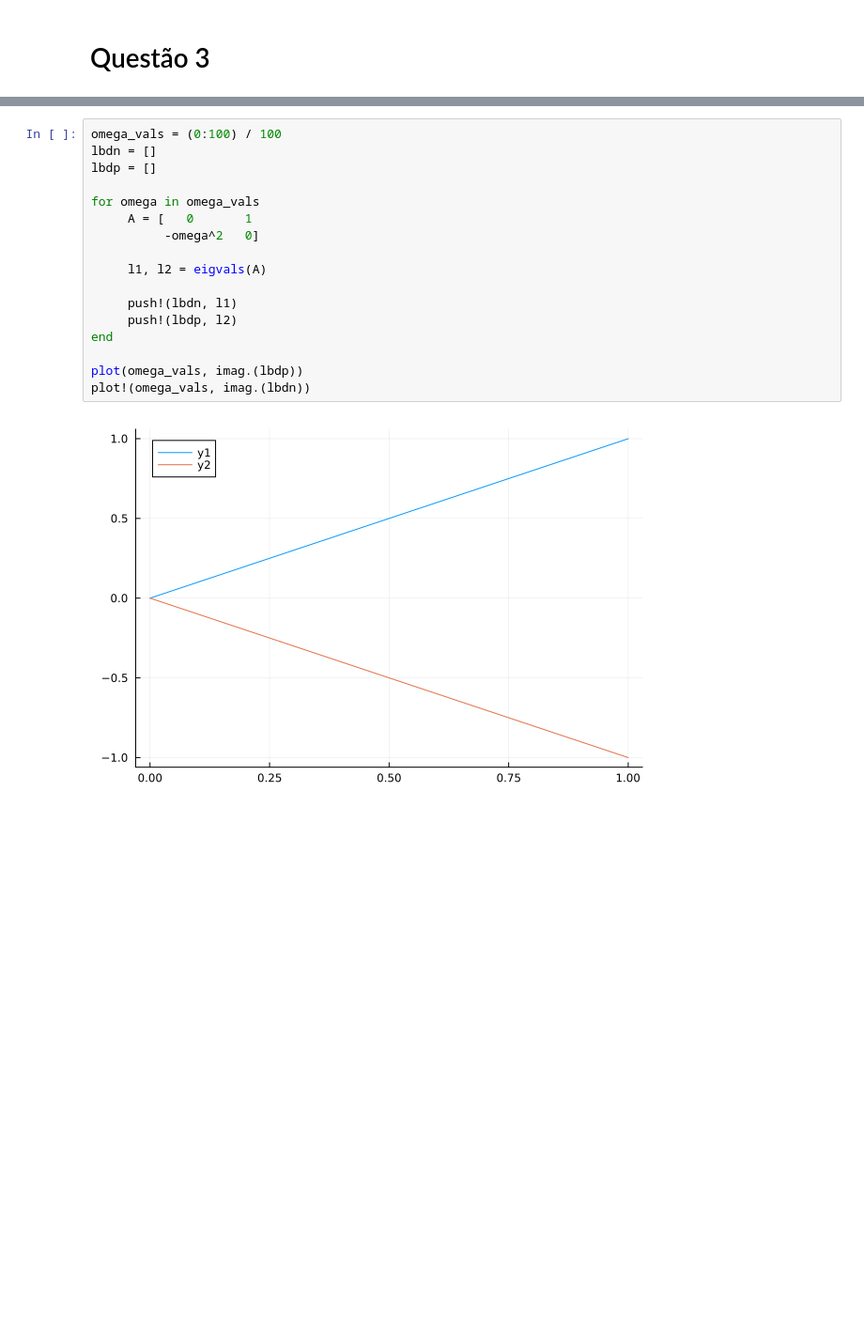
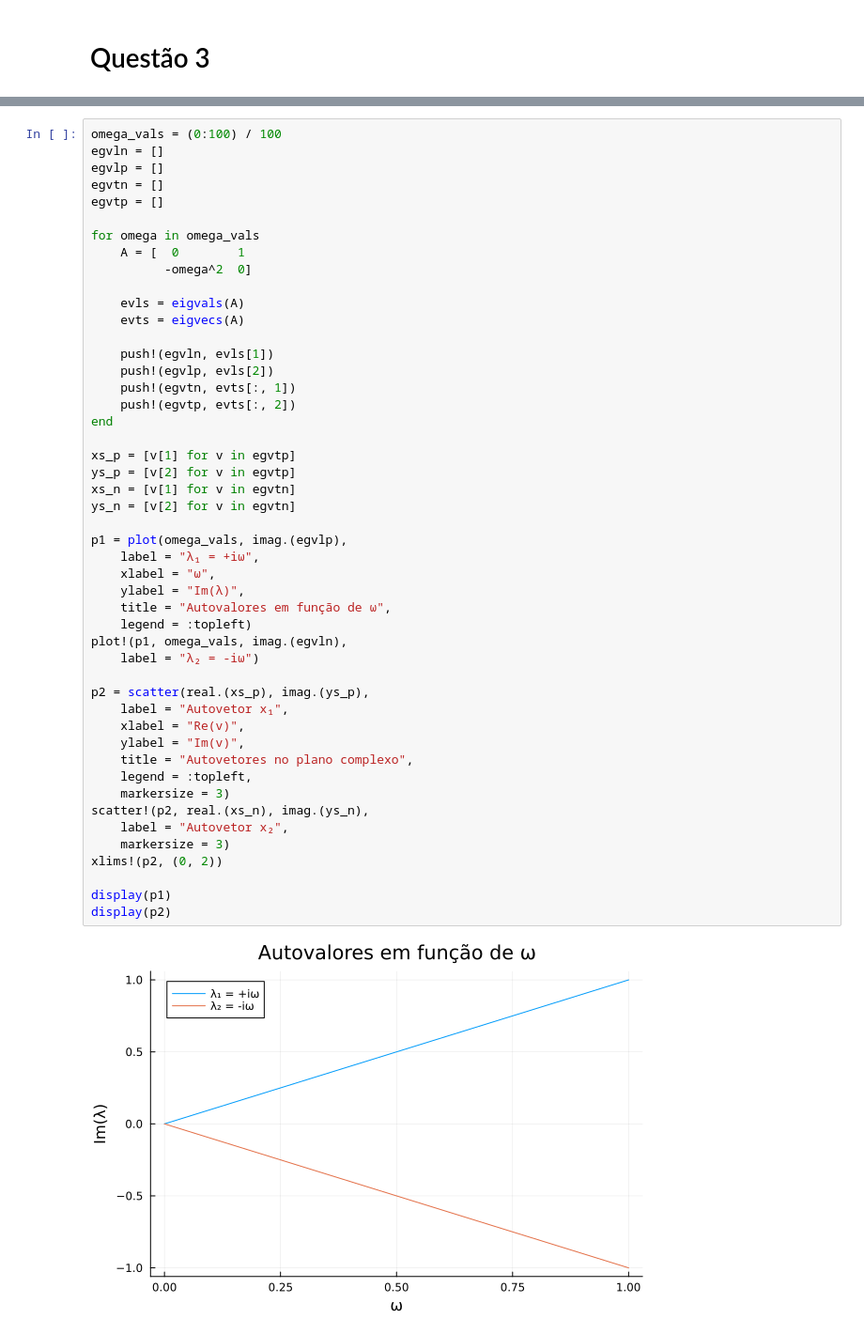
Before and after one commit to ninotica/aln-projeto-04, a Jupyter notebook: Projeto-04-pedro-nina.ipynb, the cells around one changed output, grey strips where cells are left out. Shown at 94% size. Saved outputs shown, nothing was run; the diff lists cells and outputs as text; blank space fills up the shorter version.

```diff
--- a/Projeto-04-pedro-nina.ipynb
+++ b/Projeto-04-pedro-nina.ipynb
@@ -403,19 +429,50 @@ Já os autovetores
 # %%
 omega_vals = (0:100) / 100
-lbdn = []
-lbdp = []
+egvln = []
+egvlp = []
+egvtn = []
+egvtp = []
 
 for omega in omega_vals
-     A = [   0       1
-          -omega^2   0]
+    A = [  0        1
+          -omega^2  0]
 
-     l1, l2 = eigvals(A)
+    evls = eigvals(A)
+    evts = eigvecs(A)
 
-     push!(lbdn, l1)
-     push!(lbdp, l2)
+    push!(egvln, evls[1])
+    push!(egvlp, evls[2])
+    push!(egvtn, evts[:, 1])
+    push!(egvtp, evts[:, 2])
 end
 
-plot(omega_vals, imag.(lbdp))
-plot!(omega_vals, imag.(lbdn))
+xs_p = [v[1] for v in egvtp]
+ys_p = [v[2] for v in egvtp]
+xs_n = [v[1] for v in egvtn]
+ys_n = [v[2] for v in egvtn]
+
+p1 = plot(omega_vals, imag.(egvlp),
+    label = "λ₁ = +iω",
+    xlabel = "ω",
+    ylabel = "Im(λ)",
+    title = "Autovalores em função de ω",
+    legend = :topleft)
+plot!(p1, omega_vals, imag.(egvln),
+    label = "λ₂ = -iω")
+
+p2 = scatter(real.(xs_p), imag.(ys_p),
+    label = "Autovetor x₁",
+    xlabel = "Re(v)",
+    ylabel = "Im(v)",
+    title = "Autovetores no plano complexo",
+    legend = :topleft,
+    markersize = 3)
+scatter!(p2, real.(xs_n), imag.(ys_n),
+    label = "Autovetor x₂",
+    markersize = 3)
+xlims!(p2, (0, 2))
+
+display(p1)
+display(p2)
 # %% [output]
-[figure, old version]
+[figure, new version]
```
Also changed, not shown: parts of 4 cells of this notebook.
